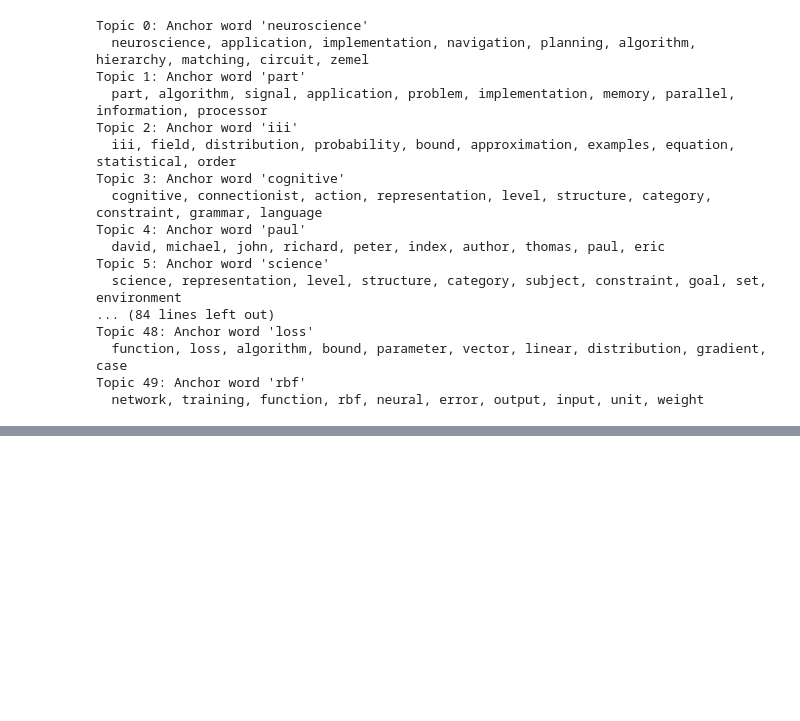
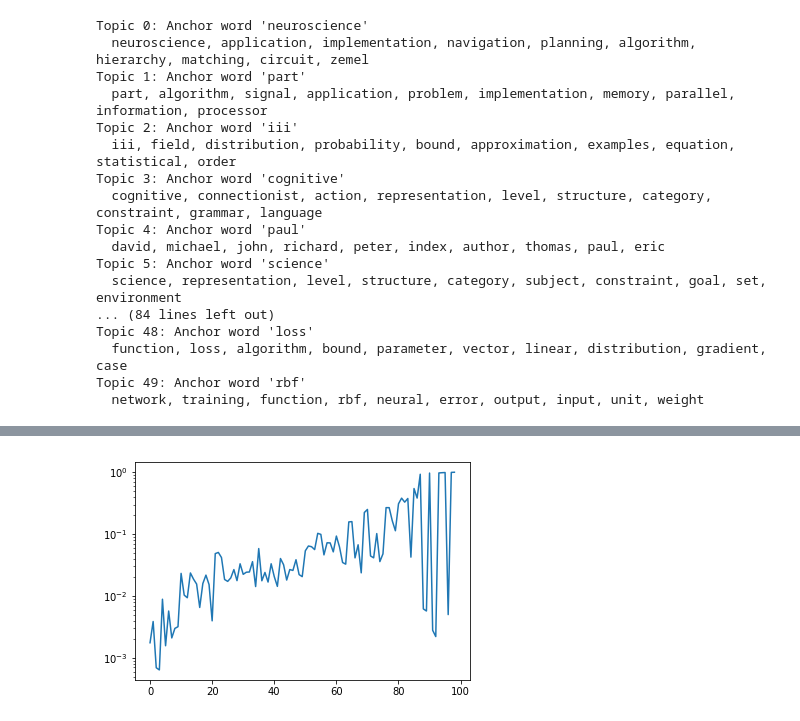
Before and after one commit to aleveren/anchor-word-recovery, a Jupyter notebook: run_analysis.ipynb, the cells around one changed output, grey strips where cells are left out. Cells and saved outputs as stored; diff of their text form; code cells hidden in the pictures; blank space fills up the shorter version.

```diff
--- a/run_analysis.ipynb
+++ b/run_analysis.ipynb
@@ -80,0 +98,20 @@ sch.dendrogram(linkage, orientation='left', labels=anchor_word_labels, ax=ax);
+# %%
+# Augment the topic matrix with columns that represent combined clusters
+vocab_size = a.A.shape[0]
+num_orig_topics = a.A.shape[1]
+num_meta_topics = linkage.shape[0]
+A_augmented = np.zeros((vocab_size, num_orig_topics + num_meta_topics))
+topic_likelihoods_augmented = np.zeros((num_orig_topics + num_meta_topics,))
+
+A_augmented[:, :num_orig_topics] = a.A
+topic_likelihoods_augmented[:num_orig_topics] = topic_likelihoods
+
+for cluster_index, t in enumerate(linkage):
+    i, j = int(t[0]), int(t[1])
+    alpha = topic_likelihoods_augmented[i]
+    beta  = topic_likelihoods_augmented[j]
+    p = alpha + beta
+    p1, p2 = alpha / p, beta / p
+    topic_likelihoods_augmented[cluster_index + num_orig_topics] = p
+    A_augmented[:, cluster_index + num_orig_topics] = \
+        p1 * A_augmented[:, i] + p2 * A_augmented[:, j]
@@ -80,0 +195,5 @@ sch.dendrogram(linkage, orientation='left', labels=anchor_word_labels, ax=ax);
+# %%
+fig, ax = plt.subplots()
+ax.semilogy(topic_likelihoods_augmented);
+# %% [output]
+[figure, added]
```
Also changed, not shown: parts of 16 cells of this notebook.
